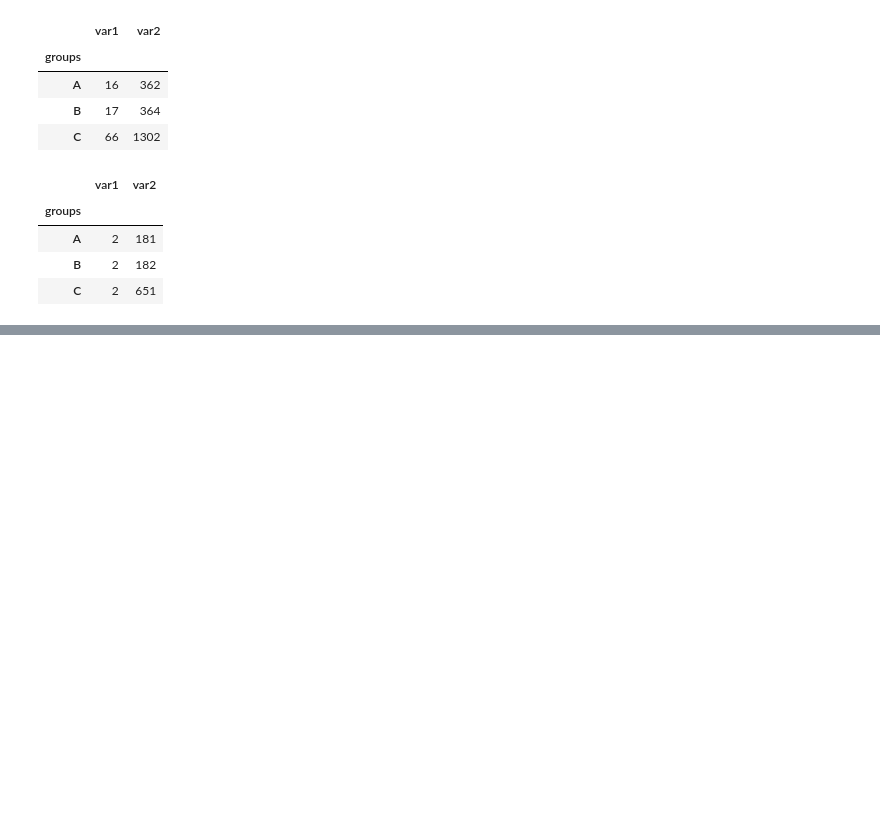
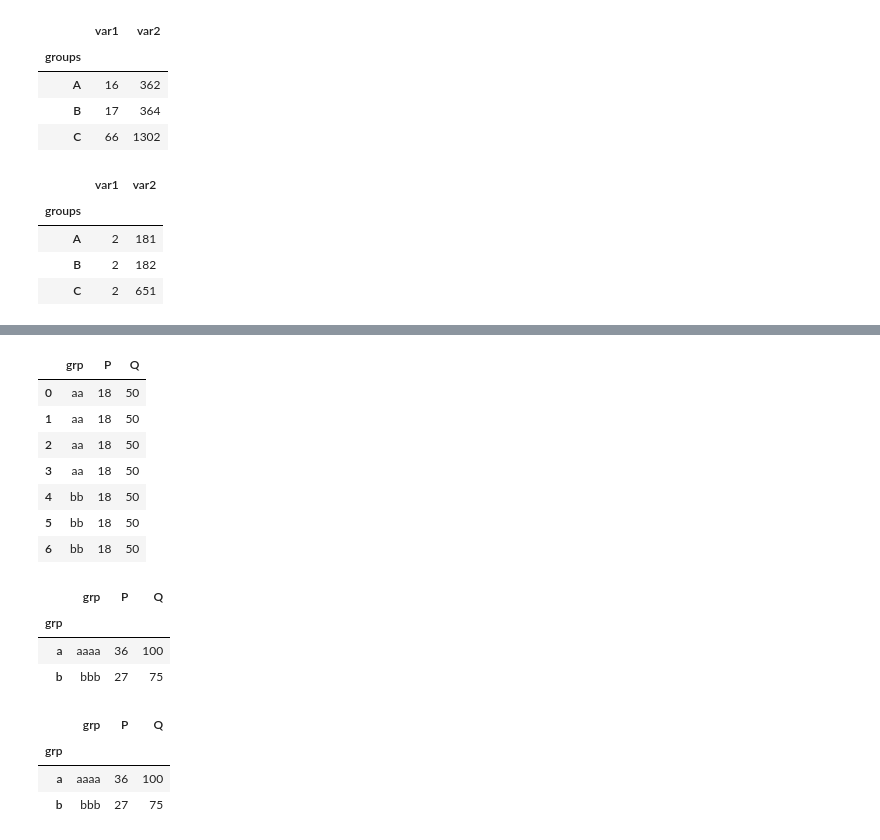
Before and after one commit to ceyhunsahin/PANDAS, a Jupyter notebook: calisma_ders.ipynb, the cells around one changed output, grey strips where cells are left out. Drawn from its saved outputs; the diff is of its cells as text; code cells hidden in the pictures; blank space fills up the shorter version.

```diff
--- a/calisma_ders.ipynb
+++ b/calisma_ders.ipynb
@@ -2225,0 +2514,25 @@ df4.groupby("groups").aggregate({"var1" : "count", "var2" : "median"}) ### panda
+# %%
+df3.transform(lambda x: x+x)
+# %% [output]
+|  | grp | P | Q |
+| 0 | aa | 18 | 50 |
+| 1 | aa | 18 | 50 |
+| 2 | aa | 18 | 50 |
+| 3 | aa | 18 | 50 |
+| 4 | bb | 18 | 50 |
+| 5 | bb | 18 | 50 |
+| 6 | bb | 18 | 50 |
+# %%
+df3.groupby("grp").apply(np.sum)
+# %% [output]
+|  | grp | P | Q |
+| grp |  |  |  |
+| a | aaaa | 36 | 100 |
+| b | bbb | 27 | 75 |
+# %%
+df3.groupby("grp").apply(sum)
+# %% [output]
+|  | grp | P | Q |
+| grp |  |  |  |
+| a | aaaa | 36 | 100 |
+| b | bbb | 27 | 75 |
```
Also changed, not shown: parts of 53 cells of this notebook.
